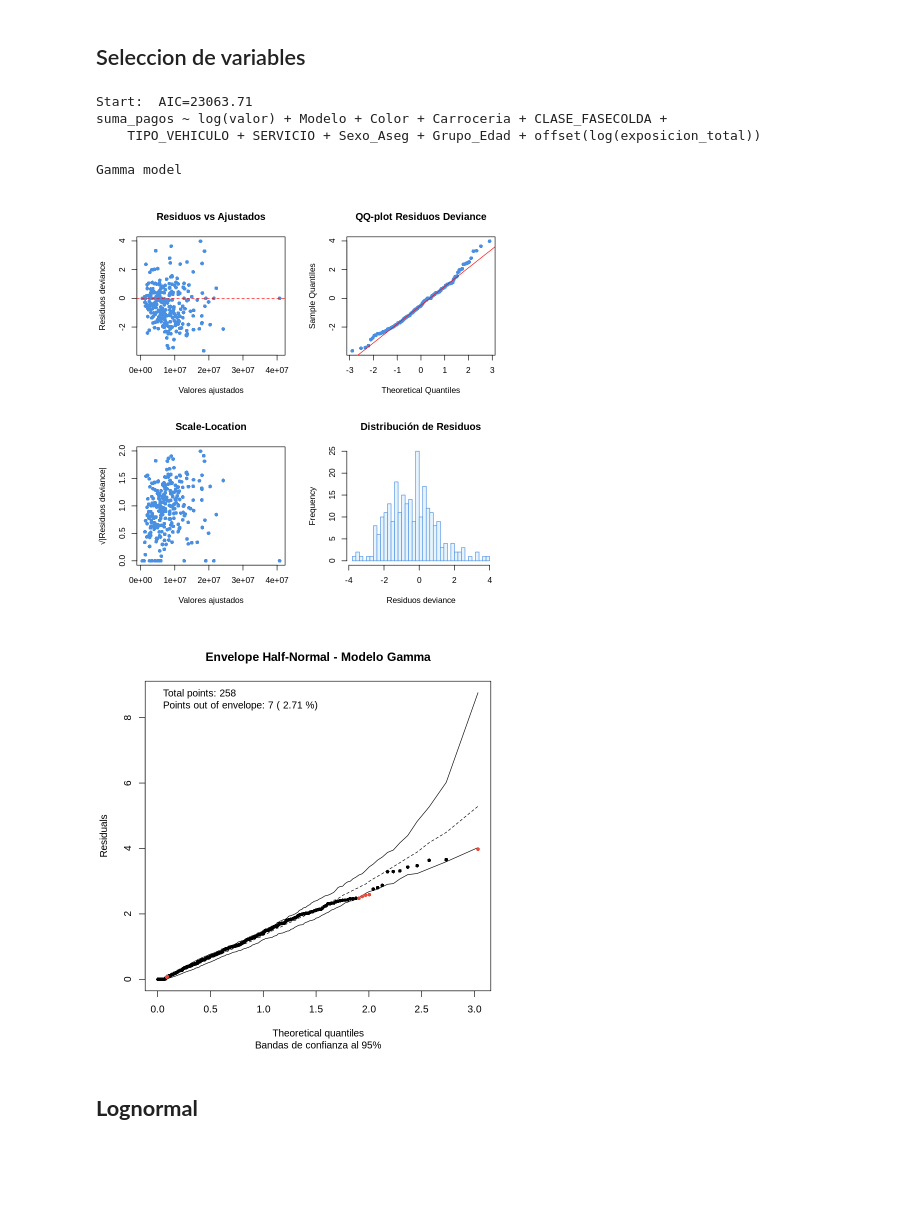
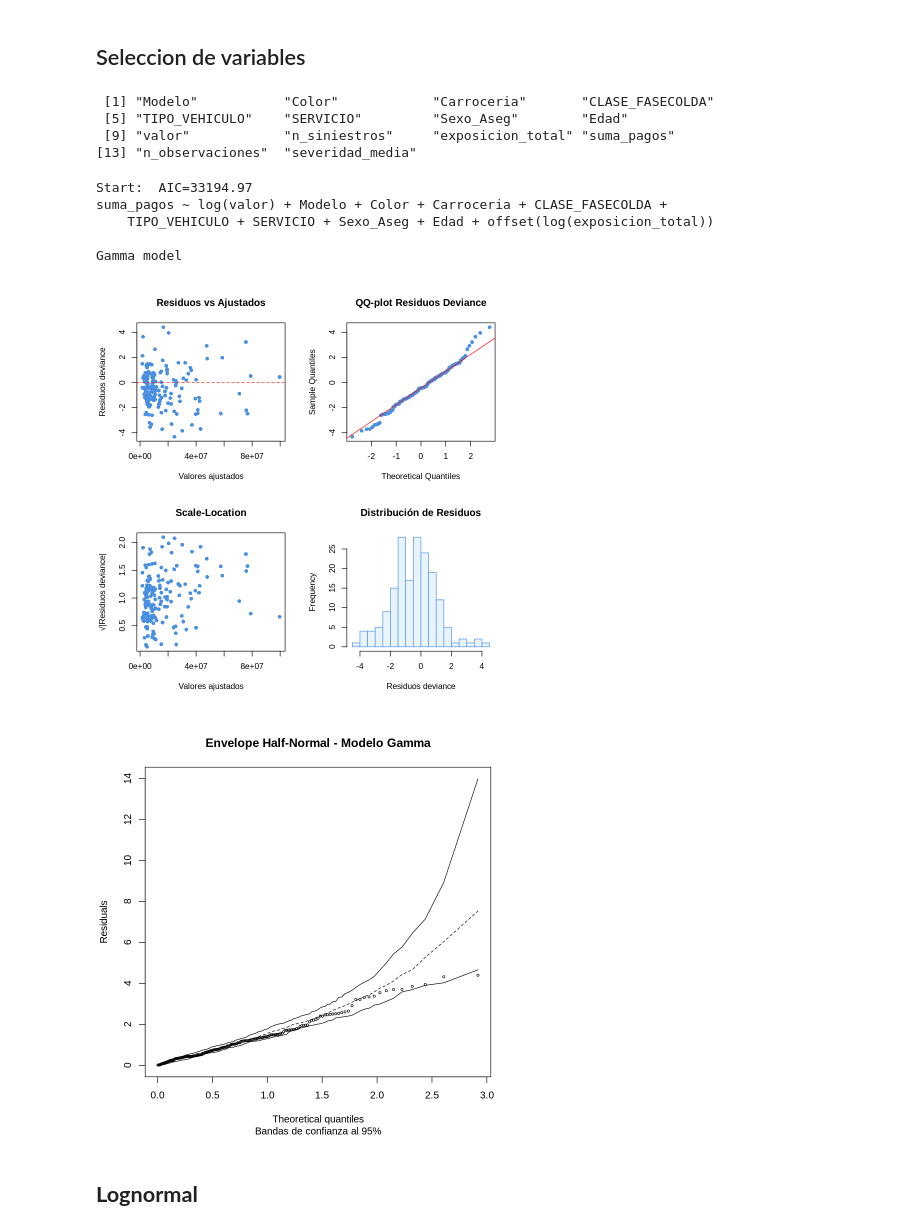
Before and after one commit to RiemannIntegrable/pricing-de-seguros-con-modelos-lineales-generalizados, a Jupyter notebook: notebooks/severidad.ipynb, the cells around one changed output. Cells and saved outputs as stored; diff of their text form; code cells hidden in the pictures; blank space fills up the shorter version.

```diff
--- a/notebooks/severidad.ipynb
+++ b/notebooks/severidad.ipynb
@@ -57,7 +56,7 @@ establecer_categorias_referencia <- function(df, vars_categoricas, var_exposicio
 }
 
 vars_categoricas <- c("Modelo", "Color", "Carroceria", "CLASE_FASECOLDA",
-                     "TIPO_VEHICULO", "SERVICIO", "Sexo_Aseg", "Grupo_Edad")
+                     "TIPO_VEHICULO", "SERVICIO", "Sexo_Aseg", "Edad")
 
 data <- establecer_categorias_referencia(data, vars_categoricas)
 
@@ -84,11 +104,18 @@ Variable: Grupo_Edad - Categoría de referencia: 41-63
 # **Gamma log**
 # %% [markdown]
 ## Seleccion de variables
+# %%
+names(data)
+# %% [output]
+ [1] "Modelo"           "Color"            "Carroceria"       "CLASE_FASECOLDA"
+ [5] "TIPO_VEHICULO"    "SERVICIO"         "Sexo_Aseg"        "Edad"
+ [9] "valor"            "n_siniestros"     "exposicion_total" "suma_pagos"
+[13] "n_observaciones"  "severidad_media"
 # %%
 # Modelo completo de severidad
 modelo_sev_completo <- glm(
   suma_pagos ~ log(valor) + Modelo + Color + Carroceria + CLASE_FASECOLDA +
-               TIPO_VEHICULO + SERVICIO + Sexo_Aseg + Grupo_Edad + offset(log(exposicion_total)),
+               TIPO_VEHICULO + SERVICIO + Sexo_Aseg + Edad + offset(log(exposicion_total)),
   family = Gamma(link = "log"),
   weights = n_siniestros,
   data = data
@@ -133,50 +160,46 @@ qqnorm(residuos_deviance,
 qqline(residuos_deviance, col = "red")
 
 # Scale-Location
 plot(valores_ajustados, sqrt(abs(residuos_deviance)),
      xlab = "Valores ajustados",
      ylab = "√|Residuos deviance|",
      main = "Scale-Location",
      pch = 16, col = "#4A90E2")
 
 # Histograma de residuos
 hist(residuos_deviance,
      breaks = 30,
      main = "Distribución de Residuos",
      xlab = "Residuos deviance",
      col = "#E8F4FD",
      border = "#4A90E2")
 
 par(mfrow = c(1, 1))
 
 # Envelope plot para modelo Gamma
 set.seed(123)  # Para reproducibilidad
 
-envelope_gamma <- hnp(modelo_severidad_gamma,
-                      sim = 99,           # Número de simulaciones
-                      conf = 0.95,        # Nivel de confianza
-                      halfnormal = TRUE,  # Gráfico half-normal
-                      scale = TRUE,       # Escalar residuos
-                      plot.sim = TRUE,    # Mostrar simulaciones
-                      verb.sim = FALSE,   # Sin output verbose
-                      how.many.out = TRUE,# Contar outliers
-                      print.on = TRUE,    # Imprimir estadísticas
-                      paint.out = TRUE,   # Colorear outliers
-                      col.paint.out = "#E74C3C",
-                      pch = 16,
-                      cex = 0.8)
+  # Usar datos limpios para el envelope plot
+  envelope_gamma <- hnp(modelo_severidad_gamma,
+                        sim = 50,           # Reducir simulaciones
+                        conf = 0.95,
+                        halfnormal = TRUE,
+                        scale = TRUE,
+                        plot.sim = TRUE,
+                        verb.sim = FALSE)
+
 
 # Personalizar el gráfico
 title("Envelope Half-Normal - Modelo Gamma",
       sub = "Bandas de confianza al 95%")
 # %% [output]
-Start:  AIC=23063.71
+Start:  AIC=33194.97
 suma_pagos ~ log(valor) + Modelo + Color + Carroceria + CLASE_FASECOLDA +
-    TIPO_VEHICULO + SERVICIO + Sexo_Aseg + Grupo_Edad + offset(log(exposicion_total))
+    TIPO_VEHICULO + SERVICIO + Sexo_Aseg + Edad + offset(log(exposicion_total))
 
 Gamma model
-[figure, old version]
+[figure, new version]
-[figure, old version]
+[figure, new version]
 # %% [markdown]
 ## **Lognormal**
 # %%
```
Also changed, not shown: parts of 4 cells of this notebook, 6 other files.
